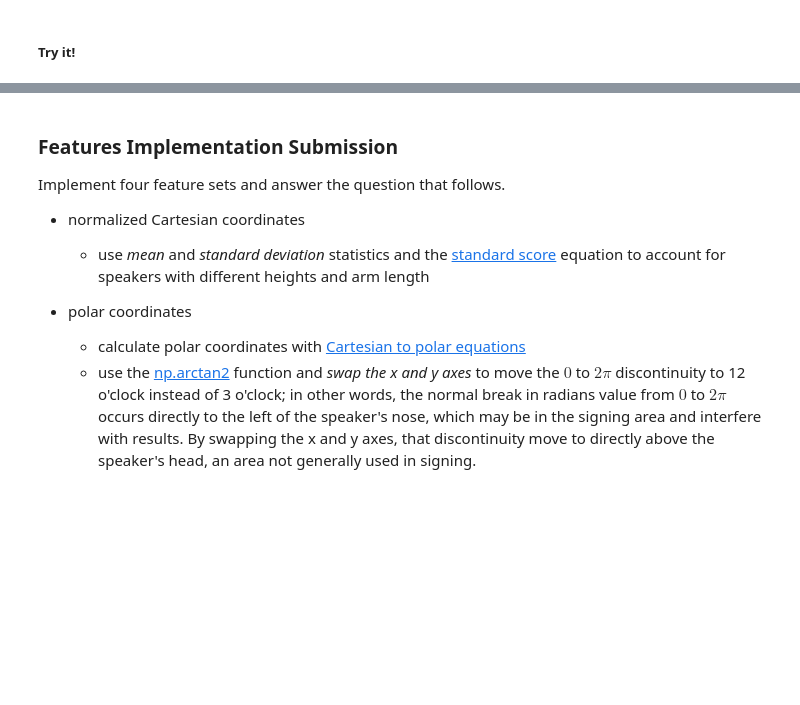
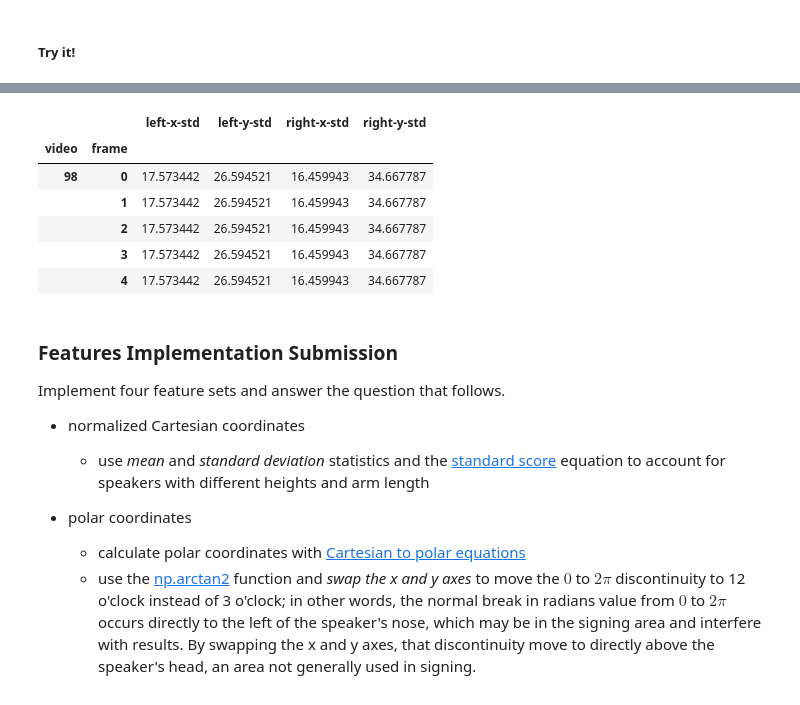
Before and after one commit to jpventura/AIND-Recognizer, a Jupyter notebook: asl_recognizer.ipynb, the cells around one changed output, grey strips where cells are left out. Cells and saved outputs as stored; diff of their text form; code cells hidden in the pictures; blank space fills up the shorter version.

```diff
--- a/asl_recognizer.ipynb
+++ b/asl_recognizer.ipynb
@@ -193,3 +206,23 @@ df_std = calculate_standard_deviation_by_speaker(asl.df)
+# %%
+deviations = ['left-x-std', 'left-y-std','right-x-std', 'right-y-std']
+
+def add_deviations_to_dataframe(df):
+    df['left-x-std']= df['speaker'].map(df_std['left-x'])
+    df['left-y-std']= df['speaker'].map(df_std['left-y'])
+    df['right-x-std']= df['speaker'].map(df_std['right-x'])
+    df['right-y-std']= df['speaker'].map(df_std['right-y'])
+    return df
+
+add_deviations_to_dataframe(asl.df)
+asl.df[deviations].head()
+# %% [output]
+|  |  | left-x-std | left-y-std | right-x-std | right-y-std |
+| video | frame |  |  |  |  |
+| 98 | 0 | 17.573442 | 26.594521 | 16.459943 | 34.667787 |
+|  | 1 | 17.573442 | 26.594521 | 16.459943 | 34.667787 |
+|  | 2 | 17.573442 | 26.594521 | 16.459943 | 34.667787 |
+|  | 3 | 17.573442 | 26.594521 | 16.459943 | 34.667787 |
+|  | 4 | 17.573442 | 26.594521 | 16.459943 | 34.667787 |
 # %% [markdown]
 <a id='part1_submission'></a>
 ### Features Implementation Submission
```
Also changed, not shown: parts of 19 cells of this notebook.
